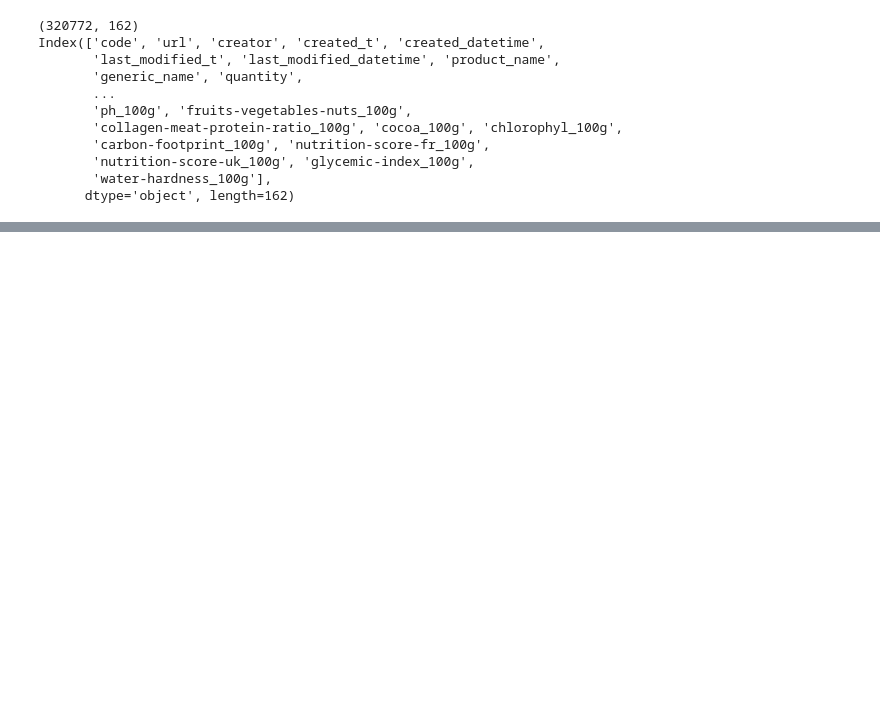
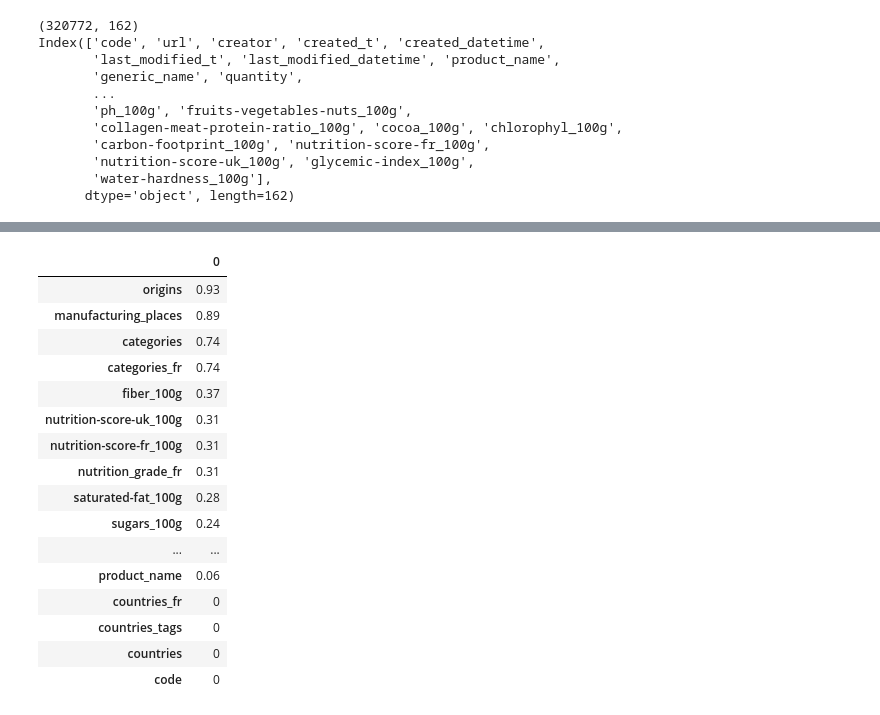
Before and after one commit to reda-bel/NutritionNotebook, a Jupyter notebook: NutritionalData.ipynb, the cells around one changed output, grey strips where cells are left out. Cells and saved outputs as stored; diff of their text form; code cells hidden in the pictures; blank space fills up the shorter version.

```diff
--- a/NutritionalData.ipynb
+++ b/NutritionalData.ipynb
@@ -34,23 +32,14 @@ Index(['code', 'url', 'creator', 'created_t', 'created_datetime',
 # %%
 df_edited=df.copy()
 
-
-#remove incoherent data from these columns (values have to be positive and inferior to 100)
-for column in ['fat_100g', 'saturated-fat_100g','carbohydrates_100g', 'sugars_100g', 'fiber_100g', 'proteins_100g','salt_100g', 'sodium_100g']:
-    df_edited.loc[df_edited[column]<0, column]=None
-    df_edited.loc[df_edited[column]>100, column]=None
-
-
-for column in df.drop(['categories_fr','categories'], axis=1).columns.values.tolist():
+for column in df.drop(['categories_fr','categories','origins','manufacturing_places'], axis=1).columns.values.tolist():
 
     total_rows=df_edited.shape[0]
     nonempty_rows=df_edited[[column]].count().sum()
     if (nonempty_rows/total_rows)<=0.5:
         del df_edited[column]
 
-print(df_edited.columns)
-
-for col in ['url', 'creator', 'created_t', 'created_datetime','last_modified_t', 'last_modified_datetime', 'brands','brands_tags', 'countries', 'countries_tags', 'countries_fr','ingredients_text', 'serving_size', 'additives_n', 'additives','ingredients_from_palm_oil_n','ingredients_that_may_be_from_palm_oil_n','states', 'states_tags', 'states_fr','nutrition-score-uk_100g']:
-    del df_edited[col]
-
-df_edited=df_edited.dropna(thresh=3)
+#remove incoherent data from these columns (values have to be positive and inferior to 100)
+for column in ['fat_100g', 'saturated-fat_100g','carbohydrates_100g', 'sugars_100g', 'fiber_100g', 'proteins_100g','salt_100g', 'sodium_100g']:
+    df_edited.loc[df_edited[column]<0, column]=None
+    df_edited.loc[df_edited[column]>100, column]=None
@@ -99,0 +103,25 @@ sample.plot(x='sugars_100g',y='nutrition-score-fr_100g')
+# %%
+def get_percentage_missing(dframe):
+    num = dframe.isnull().sum()
+    den = len(dframe)
+    return round(num/den, 2)
+
+pd.DataFrame(get_percentage_missing(df_edited).sort_values(ascending=False)).style
+# %% [output]
+|  | 0 |
+| origins | 0.93 |
+| manufacturing_places | 0.89 |
+| categories | 0.74 |
+| categories_fr | 0.74 |
+| fiber_100g | 0.37 |
+| nutrition-score-uk_100g | 0.31 |
+| nutrition-score-fr_100g | 0.31 |
+| nutrition_grade_fr | 0.31 |
+| saturated-fat_100g | 0.28 |
+| sugars_100g | 0.24 |
+| ... | ... |
+| product_name | 0.06 |
+| countries_fr | 0 |
+| countries_tags | 0 |
+| countries | 0 |
+| code | 0 |
```
Also changed, not shown: parts of 12 cells of this notebook, 1 other file.
